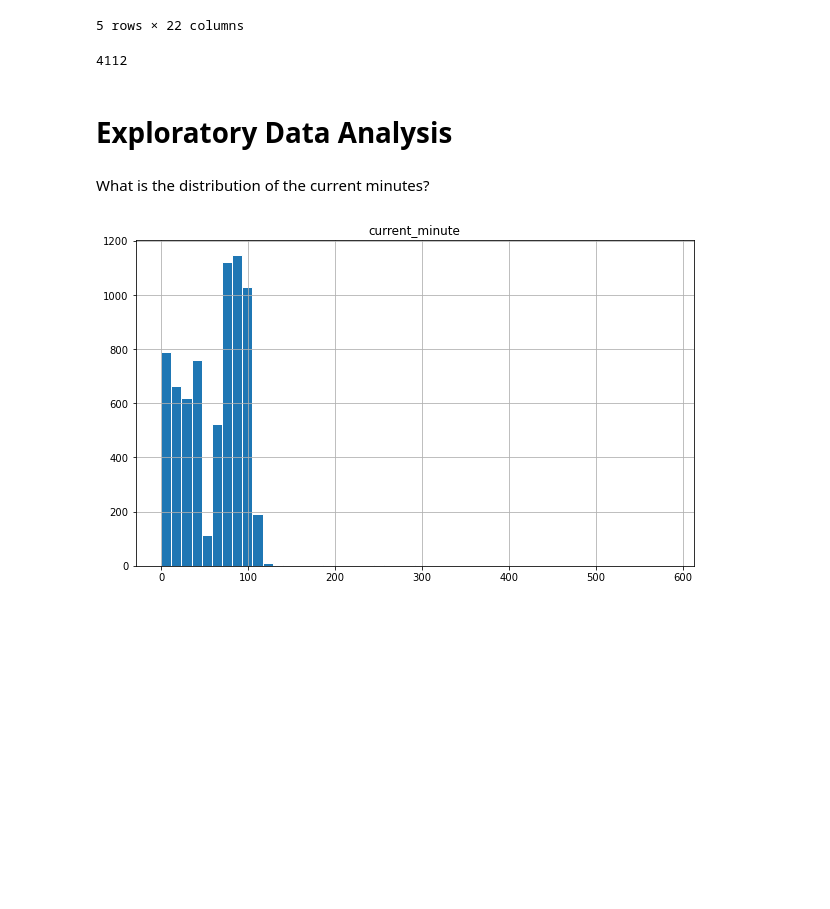
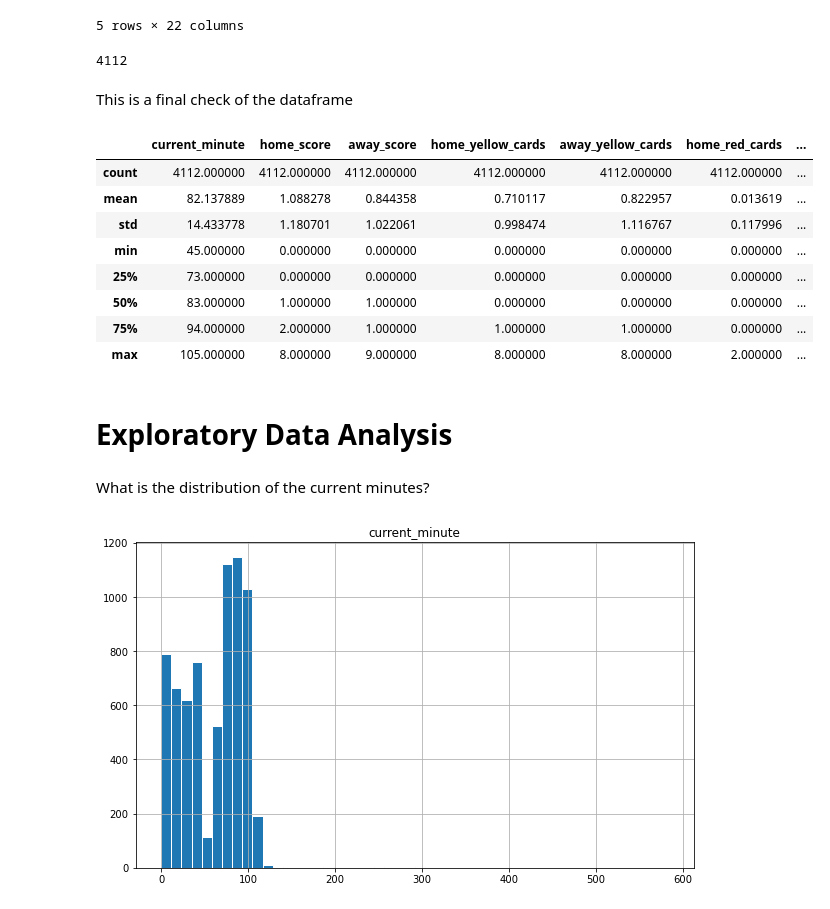
Before and after one commit to ayishamiara/STINTSY-MCO1, a Jupyter notebook: stintsy-mco1.ipynb, the cells around one changed output. Saved outputs shown, nothing was run; the diff lists cells and outputs as text; code cells hidden in the pictures; blank space fills up the shorter version.

```diff
--- a/stintsy-mco1.ipynb
+++ b/stintsy-mco1.ipynb
@@ -122,0 +164,4 @@ memory usage: 1.1+ MB
+# %%
+df = df[ df['current_minute'] >= 45 ]
+df = df[ df['current_minute'] <= 105 ]
+df['current_minute'].describe()
@@ -226,6 +279,20 @@ df.head()
 len(df)
 # %% [output]
 4112
+# %% [markdown]
+This is a final check of the dataframe
+# %%
+df.describe()
+# %% [output]
+|  | current_minute | home_score | away_score | home_yellow_cards | away_yellow_cards | home_red_cards | ... |
+| count | 4112.000000 | 4112.000000 | 4112.000000 | 4112.000000 | 4112.000000 | 4112.000000 | ... |
+| mean | 82.137889 | 1.088278 | 0.844358 | 0.710117 | 0.822957 | 0.013619 | ... |
+| std | 14.433778 | 1.180701 | 1.022061 | 0.998474 | 1.116767 | 0.117996 | ... |
+| min | 45.000000 | 0.000000 | 0.000000 | 0.000000 | 0.000000 | 0.000000 | ... |
+| 25% | 73.000000 | 0.000000 | 0.000000 | 0.000000 | 0.000000 | 0.000000 | ... |
+| 50% | 83.000000 | 1.000000 | 1.000000 | 0.000000 | 0.000000 | 0.000000 | ... |
+| 75% | 94.000000 | 2.000000 | 1.000000 | 1.000000 | 1.000000 | 0.000000 | ... |
+| max | 105.000000 | 8.000000 | 9.000000 | 8.000000 | 8.000000 | 2.000000 | ... |
 # %% [markdown]
 # Exploratory Data Analysis
 # %% [markdown]
```
Also changed, not shown: parts of 22 cells of this notebook.
